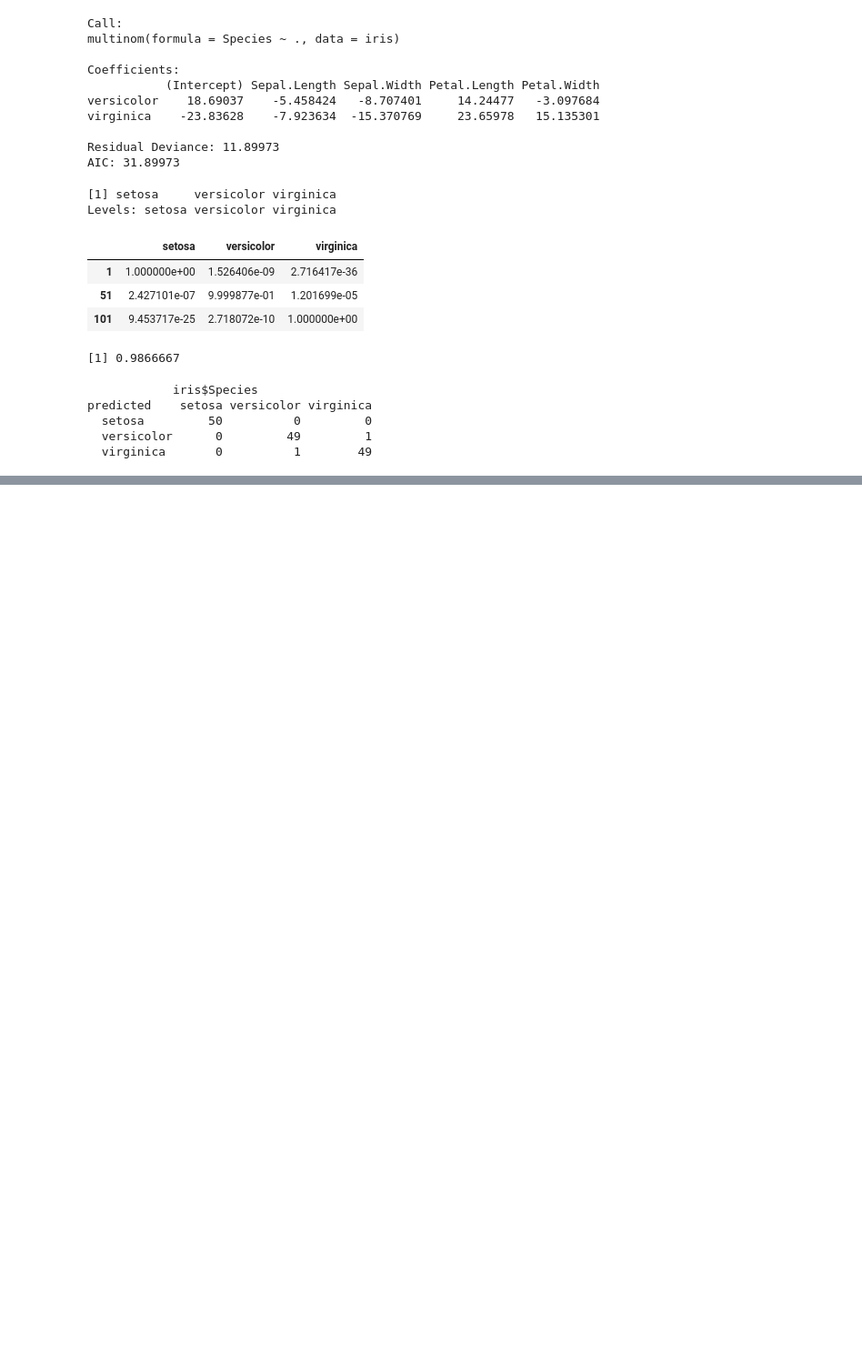
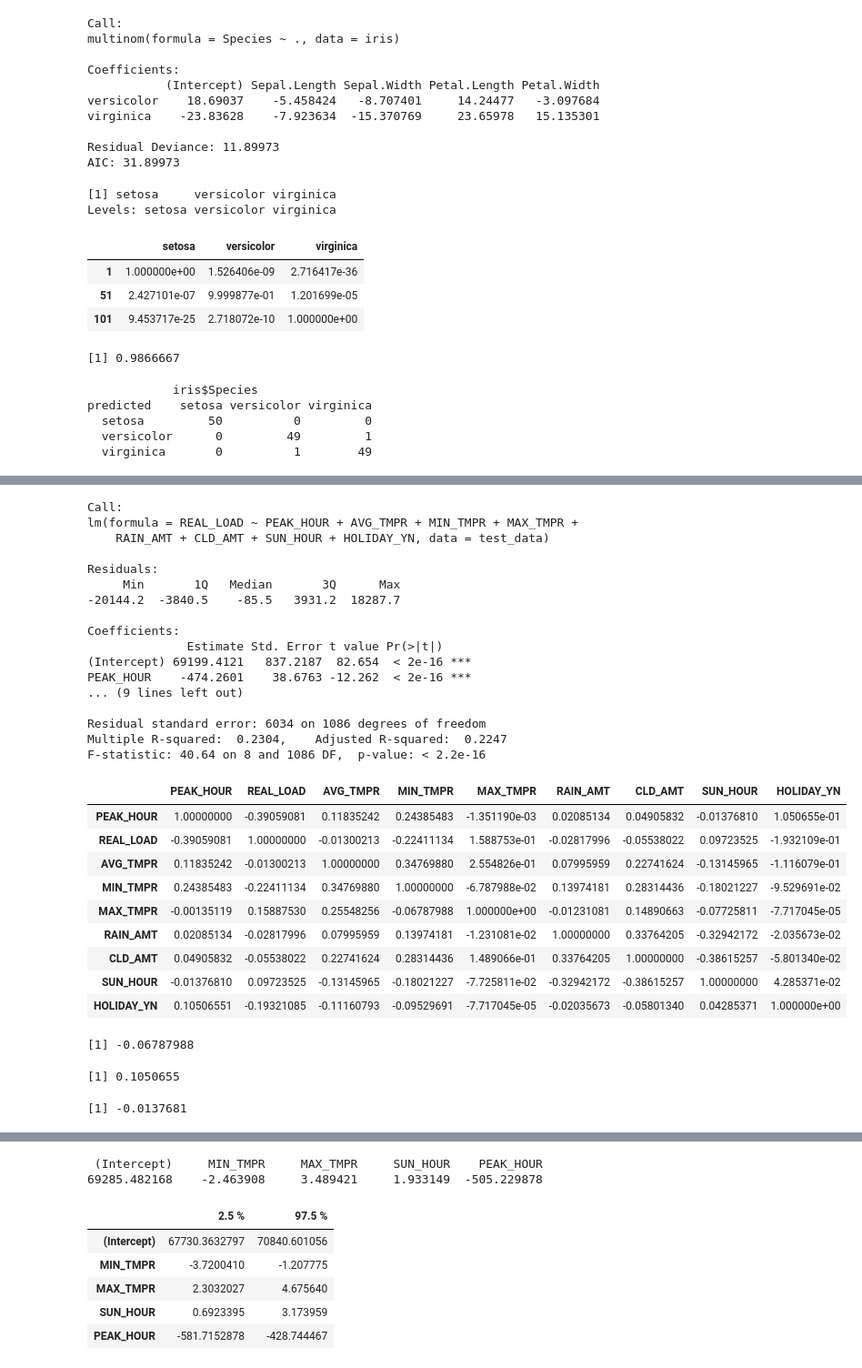
Before and after one commit to seungwookim/R_study_jupyter, a Jupyter notebook: regression.ipynb, the cells around one changed output, grey strips where cells are left out. Shown at 91% size. Drawn from its saved outputs; the diff is of its cells as text; code cells hidden in the pictures; blank space fills up the shorter version.

```diff
--- a/regression.ipynb
+++ b/regression.ipynb
@@ -498,0 +544,14 @@ predicted    setosa versicolor virginica
+# %%
+# 데이터를 숫자로 변경한다 .
+test_data$AVG_TMPR = as.numeric(test_data$AVG_TMPR)
+test_data$CLD_AMT = as.numeric(test_data$CLD_AMT)
+test_data$MIN_TMPR = as.numeric(test_data$MIN_TMPR)
+test_data$MAX_TMPR = as.numeric(test_data$MAX_TMPR)
+test_data$SUN_HOUR = as.numeric(test_data$SUN_HOUR)
+# 날짜 값을 제외한다.
+test_data = test_data[ , -which(names(test_data) %in% c("Date"))]
+# 혹시 NA 가 있는 경우 0으로 처리한다 .
+test_data[is.na(test_data$CLD_AMT)] <- 0
+# Holy Day 를 0,1 boolean 으로 변환
+mapply(translate, test_data$HOLIDAY_YN)
+test_data$HOLIDAY_YN = mapply(translate, test_data$HOLIDAY_YN)
@@ -498,0 +600,55 @@ predicted    setosa versicolor virginica
+# %%
+# 모델을 생성한다
+model = lm(REAL_LOAD~PEAK_HOUR+AVG_TMPR+MIN_TMPR+MAX_TMPR+RAIN_AMT+CLD_AMT+SUN_HOUR+HOLIDAY_YN , data=test_data)
+summary(model)
+
+# 너무 오래 걸림 PASS
+# m4<-step(model, directory="backward")
+# formula(m4)
+
+# COR 사용 상관관계 분석 (다중 공선성 확인을 위함 )
+cor(test_data)
+cor(test_data$MIN_TMPR, test_data$MAX_TMPR)  # 별로 안 높음
+cor(test_data$HOLIDAY_YN  , test_data$PEAK_HOUR)  # 이건 좀 높다 (둘중에 하나 제외하자)
+cor(test_data$SUN_HOUR, test_data$PEAK_HOUR)  # 별로 안높음
+
+# 모델을 생성한다
+model = lm(REAL_LOAD~MIN_TMPR+MAX_TMPR+SUN_HOUR+PEAK_HOUR , data=test_data)
+summary(model)
+
+# 회귀식
+coef(model)
+
+# 신뢰구간을 구한다
+confint(model)
+# %% [output]
+Call:
+lm(formula = REAL_LOAD ~ PEAK_HOUR + AVG_TMPR + MIN_TMPR + MAX_TMPR +
+    RAIN_AMT + CLD_AMT + SUN_HOUR + HOLIDAY_YN, data = test_data)
+
+Residuals:
+     Min       1Q   Median       3Q      Max
+-20144.2  -3840.5    -85.5   3931.2  18287.7
+
+Coefficients:
+              Estimate Std. Error t value Pr(>|t|)
+(Intercept) 69199.4121   837.2187  82.654  < 2e-16 ***
+PEAK_HOUR    -474.2601    38.6763 -12.262  < 2e-16 ***
+... (9 lines left out)
+
+Residual standard error: 6034 on 1086 degrees of freedom
+Multiple R-squared:  0.2304,    Adjusted R-squared:  0.2247
+F-statistic: 40.64 on 8 and 1086 DF,  p-value: < 2.2e-16
+|  | PEAK_HOUR | REAL_LOAD | AVG_TMPR | MIN_TMPR | MAX_TMPR | RAIN_AMT | CLD_AMT | SUN_HOUR | HOLIDAY_YN |
+| PEAK_HOUR | 1.00000000 | -0.39059081 | 0.11835242 | 0.24385483 | -1.351190e-03 | 0.02085134 | 0.04905832 | -0.01376810 | 1.050655e-01 |
+| REAL_LOAD | -0.39059081 | 1.00000000 | -0.01300213 | -0.22411134 | 1.588753e-01 | -0.02817996 | -0.05538022 | 0.09723525 | -1.932109e-01 |
+| AVG_TMPR | 0.11835242 | -0.01300213 | 1.00000000 | 0.34769880 | 2.554826e-01 | 0.07995959 | 0.22741624 | -0.13145965 | -1.116079e-01 |
+| MIN_TMPR | 0.24385483 | -0.22411134 | 0.34769880 | 1.00000000 | -6.787988e-02 | 0.13974181 | 0.28314436 | -0.18021227 | -9.529691e-02 |
+| MAX_TMPR | -0.00135119 | 0.15887530 | 0.25548256 | -0.06787988 | 1.000000e+00 | -0.01231081 | 0.14890663 | -0.07725811 | -7.717045e-05 |
+| RAIN_AMT | 0.02085134 | -0.02817996 | 0.07995959 | 0.13974181 | -1.231081e-02 | 1.00000000 | 0.33764205 | -0.32942172 | -2.035673e-02 |
+| CLD_AMT | 0.04905832 | -0.05538022 | 0.22741624 | 0.28314436 | 1.489066e-01 | 0.33764205 | 1.00000000 | -0.38615257 | -5.801340e-02 |
+| SUN_HOUR | -0.01376810 | 0.09723525 | -0.13145965 | -0.18021227 | -7.725811e-02 | -0.32942172 | -0.38615257 | 1.00000000 | 4.285371e-02 |
+| HOLIDAY_YN | 0.10506551 | -0.19321085 | -0.11160793 | -0.09529691 | -7.717045e-05 | -0.02035673 | -0.05801340 | 0.04285371 | 1.000000e+00 |
+[1] -0.06787988
+[1] 0.1050655
+[1] -0.0137681
@@ -498,0 +672,8 @@ predicted    setosa versicolor virginica
+ (Intercept)     MIN_TMPR     MAX_TMPR     SUN_HOUR    PEAK_HOUR
+69285.482168    -2.463908     3.489421     1.933149  -505.229878
+|  | 2.5 % | 97.5 % |
+| (Intercept) | 67730.3632797 | 70840.601056 |
+| MIN_TMPR | -3.7200410 | -1.207775 |
+| MAX_TMPR | 2.3032027 | 4.675640 |
+| SUN_HOUR | 0.6923395 | 3.173959 |
+| PEAK_HOUR | -581.7152878 | -428.744467 |
```
Also changed, not shown: parts of 11 cells of this notebook, 2 other files.
